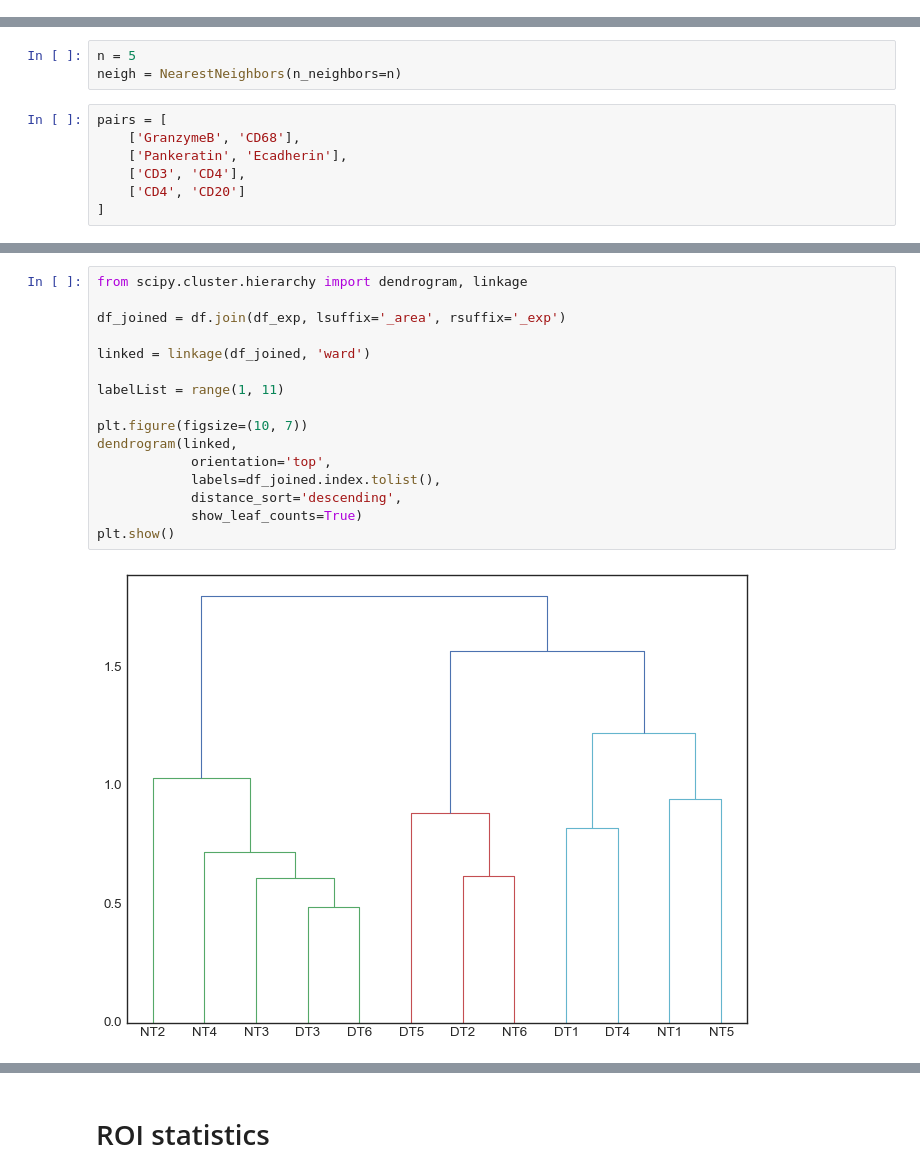
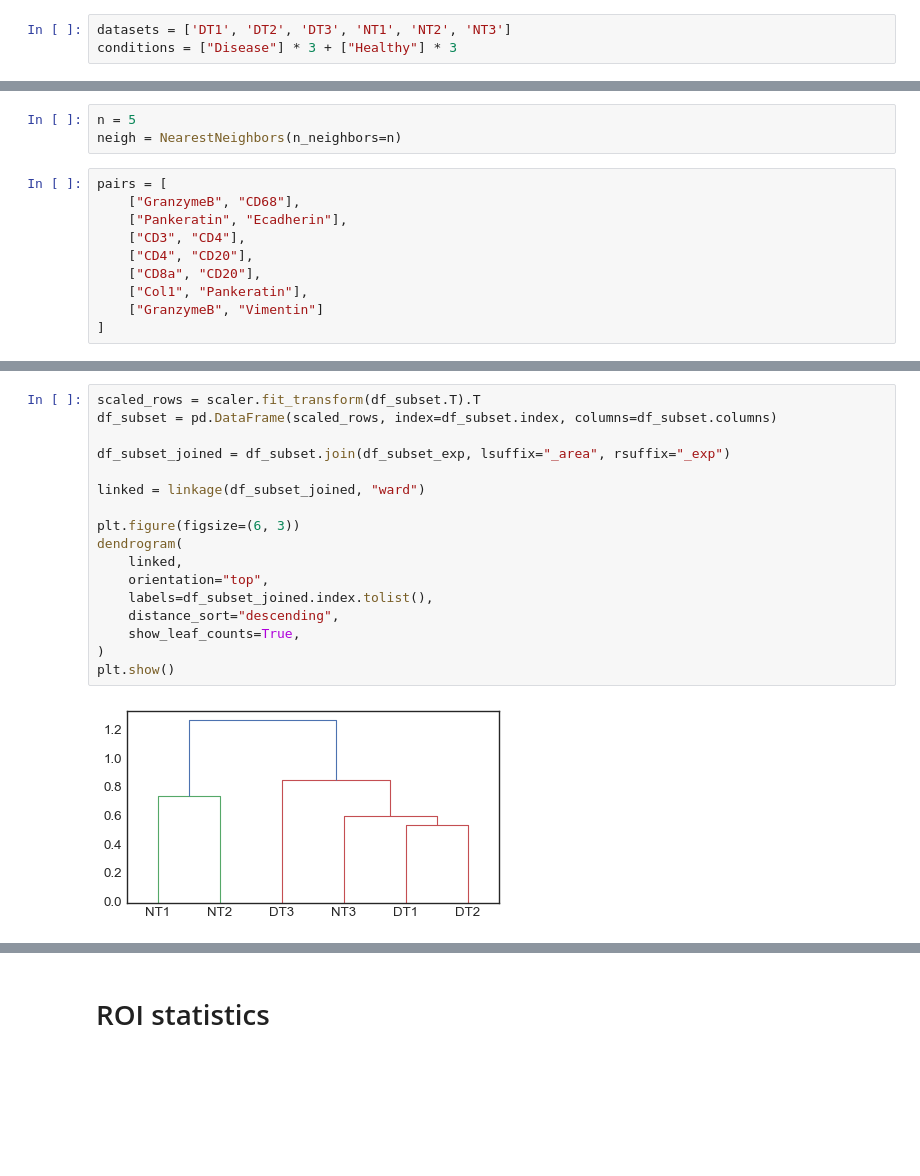
Before and after one commit to coskunlab/SpatialViz, a Jupyter notebook: notebooks/06_stats_plot.ipynb, the cells around one changed output, grey strips where cells are left out. Cells and saved outputs as stored; diff of their text form; blank space fills up the shorter version.

```diff
--- a/notebooks/06_stats_plot.ipynb
+++ b/notebooks/06_stats_plot.ipynb
@@ -50,3 +48,6 @@ conditions = ['Disease']*6 + ['Healthy']*6
+# %%
+datasets = ['DT1', 'DT2', 'DT3', 'NT1', 'NT2', 'NT3']
+conditions = ["Disease"] * 3 + ["Healthy"] * 3
 # %% [markdown]
 # Get stats
 # %%
@@ -230,10 +289,13 @@ n = 5
 neigh = NearestNeighbors(n_neighbors=n)
 # %%
 pairs = [
-    ['GranzymeB', 'CD68'],
-    ['Pankeratin', 'Ecadherin'],
-    ['CD3', 'CD4'],
-    ['CD4', 'CD20']
+    ["GranzymeB", "CD68"],
+    ["Pankeratin", "Ecadherin"],
+    ["CD3", "CD4"],
+    ["CD4", "CD20"],
+    ["CD8a", "CD20"],
+    ["Col1", "Pankeratin"],
+    ["GranzymeB", "Vimentin"]
 ]
 # %%
 df = pd.DataFrame()
@@ -390,18 +453,19 @@ plt.show()
 # %%
-from scipy.cluster.hierarchy import dendrogram, linkage
+scaled_rows = scaler.fit_transform(df_subset.T).T
+df_subset = pd.DataFrame(scaled_rows, index=df_subset.index, columns=df_subset.columns)
 
-df_joined = df.join(df_exp, lsuffix='_area', rsuffix='_exp')
+df_subset_joined = df_subset.join(df_subset_exp, lsuffix="_area", rsuffix="_exp")
 
-linked = linkage(df_joined, 'ward')
+linked = linkage(df_subset_joined, "ward")
 
-labelList = range(1, 11)
-
-plt.figure(figsize=(10, 7))
-dendrogram(linked,
-            orientation='top',
-            labels=df_joined.index.tolist(),
-            distance_sort='descending',
-            show_leaf_counts=True)
+plt.figure(figsize=(6, 3))
+dendrogram(
+    linked,
+    orientation="top",
+    labels=df_subset_joined.index.tolist(),
+    distance_sort="descending",
+    show_leaf_counts=True,
+)
 plt.show()
 # %% [output]
-[figure, old version]
+[figure, new version]
```
Also changed, not shown: parts of 23 cells of this notebook, 11 other files.
